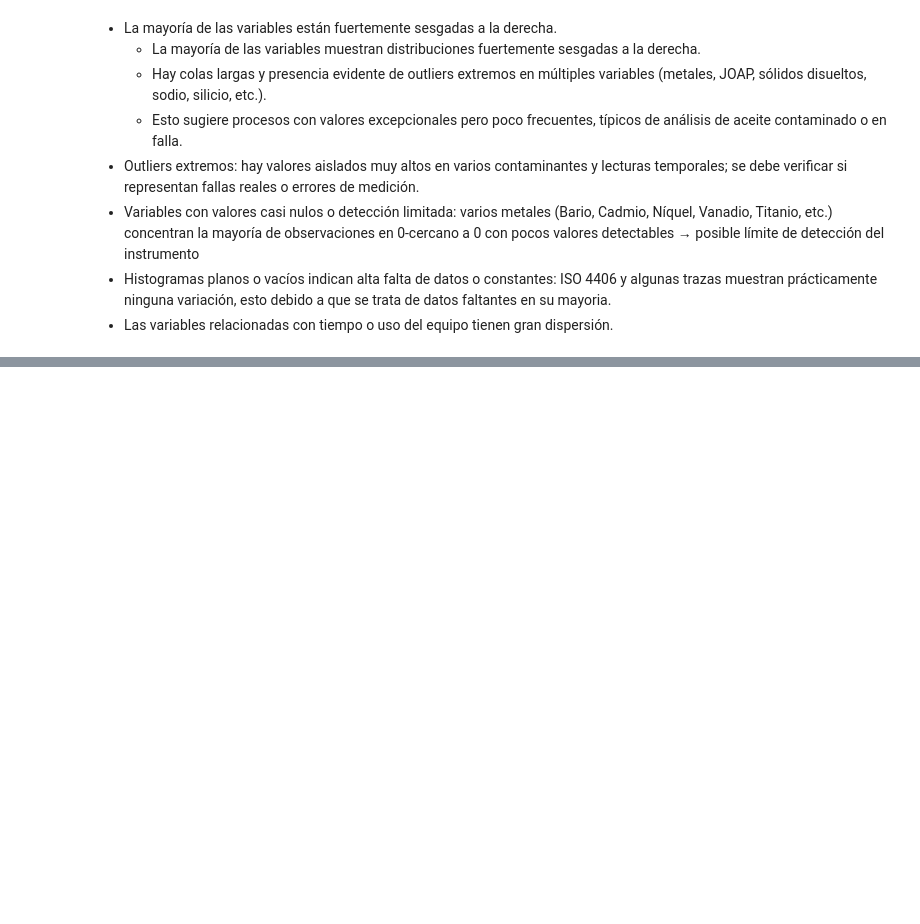
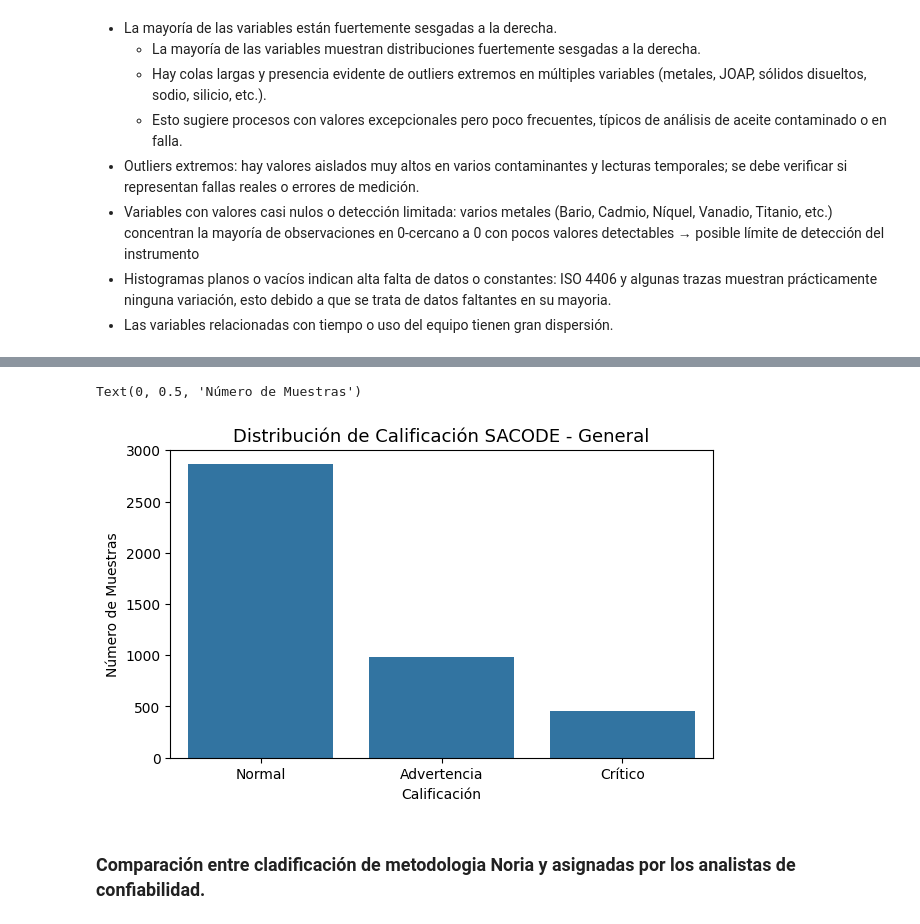
Before and after one commit to darturo12/Tesis-de-Grado-MIAD-, a Jupyter notebook: Exploración/Exploración de datos.ipynb, the cells around one changed output, grey strips where cells are left out. Drawn from its saved outputs; the diff is of its cells as text; code cells hidden in the pictures; blank space fills up the shorter version.

```diff
--- a/Exploración/Exploración de datos.ipynb
+++ b/Exploración/Exploración de datos.ipynb
@@ -858,0 +1142,27 @@ plt.show()
+# %%
+# Se genera una colunma de la calificacion general en donde la peor calificacion entre las 3 categorias es la que se asigna a la muestra. Es decir, si una muestra es "Normal" en Salud, "Advertencia" en Desgaste y "Crítico" en Contaminación, la calificación general será "Crítico".
+data_cleaned['SACODE_General'] = data_cleaned[['SACODE_Salud', 'SACODE_Desgaste', 'SACODE_Contaminacion']].apply(
+    lambda x: 'Crítico' if 'Crítico' in x.values else ('Advertencia' if 'Advertencia' in x.values else 'Normal'),
+    axis=1
+)
+# %%
+orden = ['Normal', 'Advertencia', 'Crítico']
+
+
+fig, ax = plt.subplots(figsize=(7, 4))
+
+sns.countplot(
+    data=data_cleaned,
+    x='SACODE_General',
+    order=orden,
+    ax=ax
+)
+
+ax.set_title('Distribución de Calificación SACODE - General', fontsize=13)
+ax.set_xlabel('Calificación')
+ax.set_ylabel('Número de Muestras')
+# %% [output]
+Text(0, 0.5, 'Número de Muestras')
+[figure, added]
+# %% [markdown]
+### Comparación entre cladificación de metodologia Noria y asignadas por los analistas de confiabilidad.
```
Also changed, not shown: parts of 20 cells of this notebook, 2 other files.
